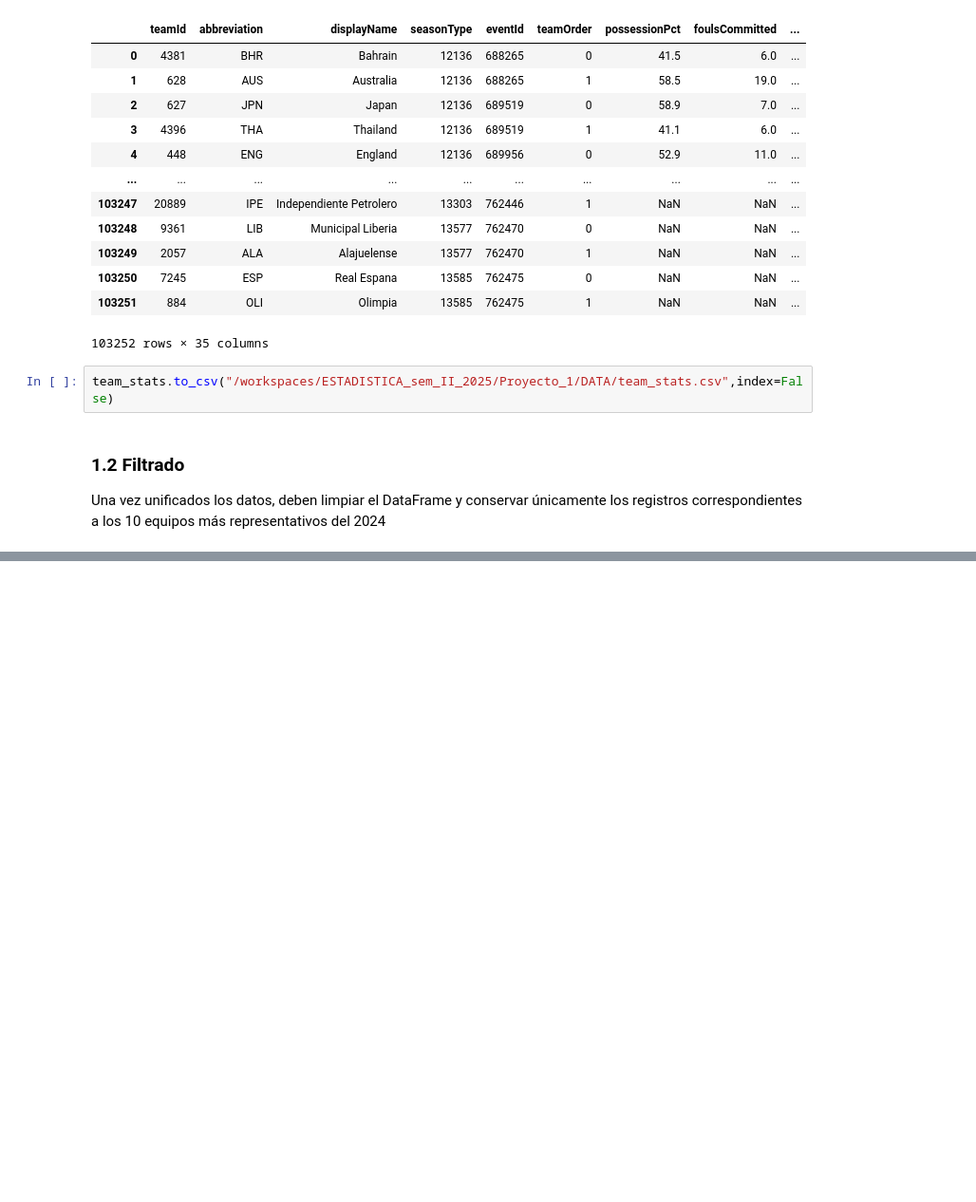
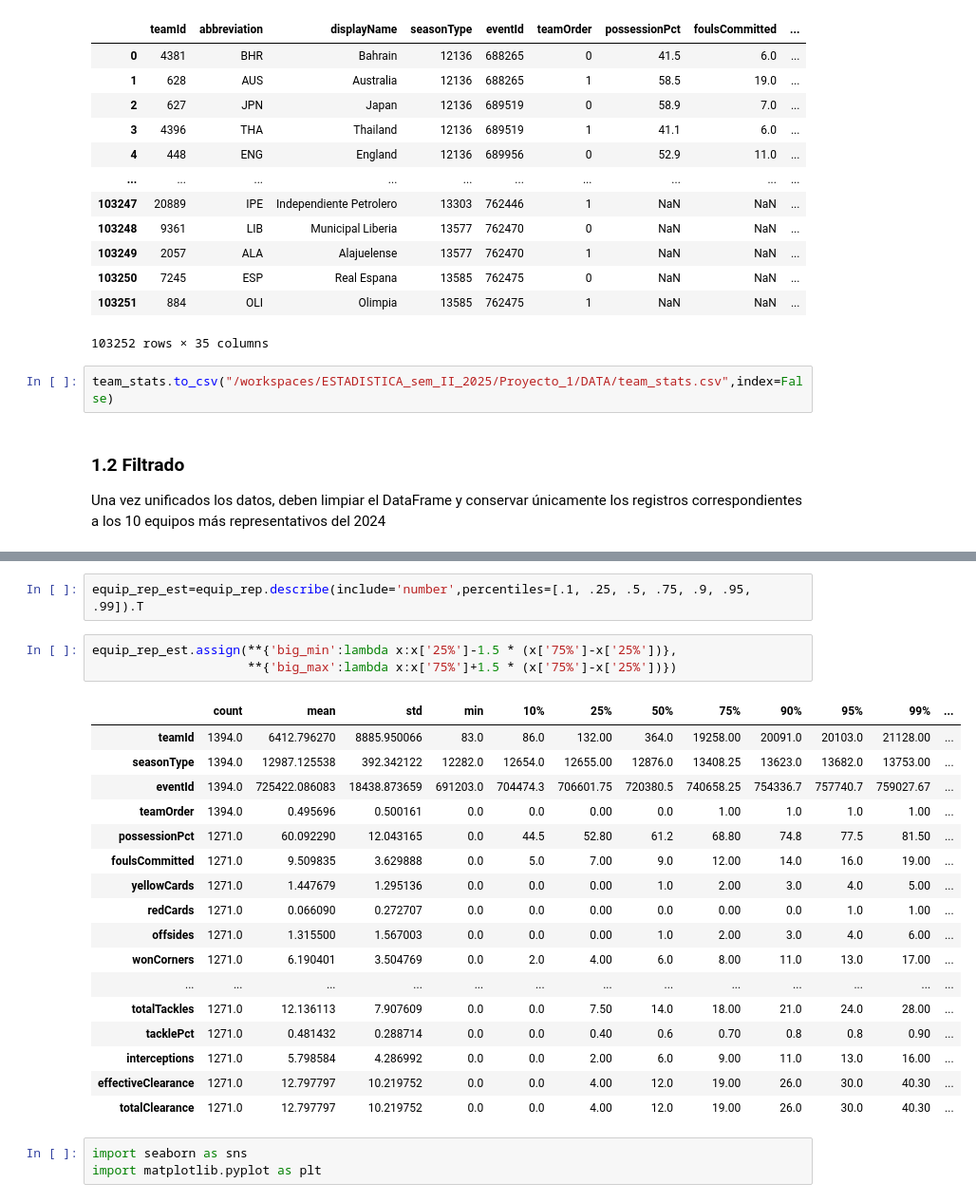
Before and after one commit to kimachd/ESTADISTICA_sem_II_2025, a Jupyter notebook: Proyecto_1/NOTEBOOKS/FASE_1.ipynb, the cells around one changed output, grey strips where cells are left out. Shown at 95% size. Drawn from its saved outputs; the diff is of its cells as text; blank space fills up the shorter version.

```diff
--- a/Proyecto_1/NOTEBOOKS/FASE_1.ipynb
+++ b/Proyecto_1/NOTEBOOKS/FASE_1.ipynb
@@ -69,0 +121,26 @@ Una vez unificados los datos, deben limpiar el DataFrame y conservar únicamente
+# %%
+equip_rep_est=equip_rep.describe(include='number',percentiles=[.1, .25, .5, .75, .9, .95, .99]).T
+# %%
+equip_rep_est.assign(**{'big_min':lambda x:x['25%']-1.5 * (x['75%']-x['25%'])},
+                     **{'big_max':lambda x:x['75%']+1.5 * (x['75%']-x['25%'])})
+# %% [output]
+|  | count | mean | std | min | 10% | 25% | 50% | 75% | 90% | 95% | 99% | ... |
+| teamId | 1394.0 | 6412.796270 | 8885.950066 | 83.0 | 86.0 | 132.00 | 364.0 | 19258.00 | 20091.0 | 20103.0 | 21128.00 | ... |
+| seasonType | 1394.0 | 12987.125538 | 392.342122 | 12282.0 | 12654.0 | 12655.00 | 12876.0 | 13408.25 | 13623.0 | 13682.0 | 13753.00 | ... |
+| eventId | 1394.0 | 725422.086083 | 18438.873659 | 691203.0 | 704474.3 | 706601.75 | 720380.5 | 740658.25 | 754336.7 | 757740.7 | 759027.67 | ... |
+| teamOrder | 1394.0 | 0.495696 | 0.500161 | 0.0 | 0.0 | 0.00 | 0.0 | 1.00 | 1.0 | 1.0 | 1.00 | ... |
+| possessionPct | 1271.0 | 60.092290 | 12.043165 | 0.0 | 44.5 | 52.80 | 61.2 | 68.80 | 74.8 | 77.5 | 81.50 | ... |
+| foulsCommitted | 1271.0 | 9.509835 | 3.629888 | 0.0 | 5.0 | 7.00 | 9.0 | 12.00 | 14.0 | 16.0 | 19.00 | ... |
+| yellowCards | 1271.0 | 1.447679 | 1.295136 | 0.0 | 0.0 | 0.00 | 1.0 | 2.00 | 3.0 | 4.0 | 5.00 | ... |
+| redCards | 1271.0 | 0.066090 | 0.272707 | 0.0 | 0.0 | 0.00 | 0.0 | 0.00 | 0.0 | 1.0 | 1.00 | ... |
+| offsides | 1271.0 | 1.315500 | 1.567003 | 0.0 | 0.0 | 0.00 | 1.0 | 2.00 | 3.0 | 4.0 | 6.00 | ... |
+| wonCorners | 1271.0 | 6.190401 | 3.504769 | 0.0 | 2.0 | 4.00 | 6.0 | 8.00 | 11.0 | 13.0 | 17.00 | ... |
+| ... | ... | ... | ... | ... | ... | ... | ... | ... | ... | ... | ... | ... |
+| totalTackles | 1271.0 | 12.136113 | 7.907609 | 0.0 | 0.0 | 7.50 | 14.0 | 18.00 | 21.0 | 24.0 | 28.00 | ... |
+| tacklePct | 1271.0 | 0.481432 | 0.288714 | 0.0 | 0.0 | 0.40 | 0.6 | 0.70 | 0.8 | 0.8 | 0.90 | ... |
+| interceptions | 1271.0 | 5.798584 | 4.286992 | 0.0 | 0.0 | 2.00 | 6.0 | 9.00 | 11.0 | 13.0 | 16.00 | ... |
+| effectiveClearance | 1271.0 | 12.797797 | 10.219752 | 0.0 | 0.0 | 4.00 | 12.0 | 19.00 | 26.0 | 30.0 | 40.30 | ... |
+| totalClearance | 1271.0 | 12.797797 | 10.219752 | 0.0 | 0.0 | 4.00 | 12.0 | 19.00 | 26.0 | 30.0 | 40.30 | ... |
+# %%
+import seaborn as sns
+import matplotlib.pyplot as plt
```
Also changed, not shown: parts of 7 cells of this notebook, 1 other file.
